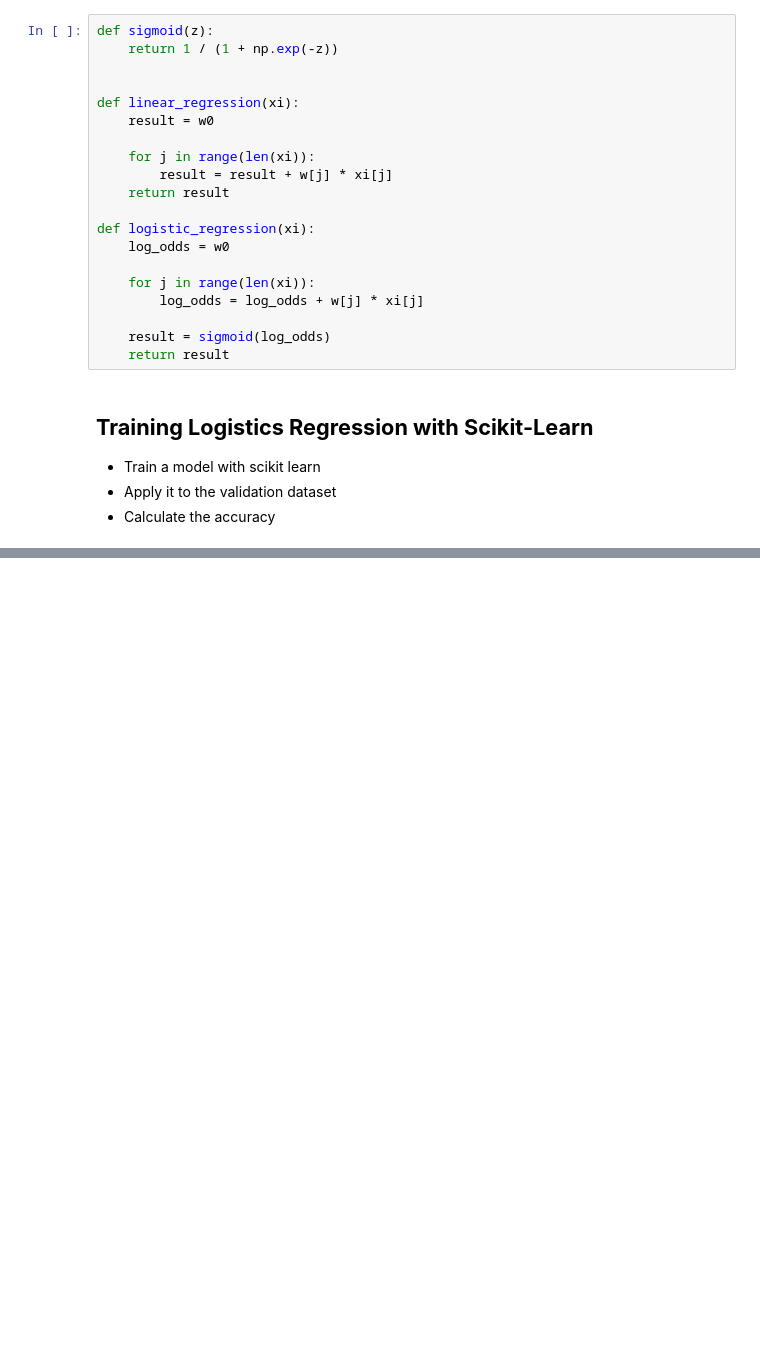
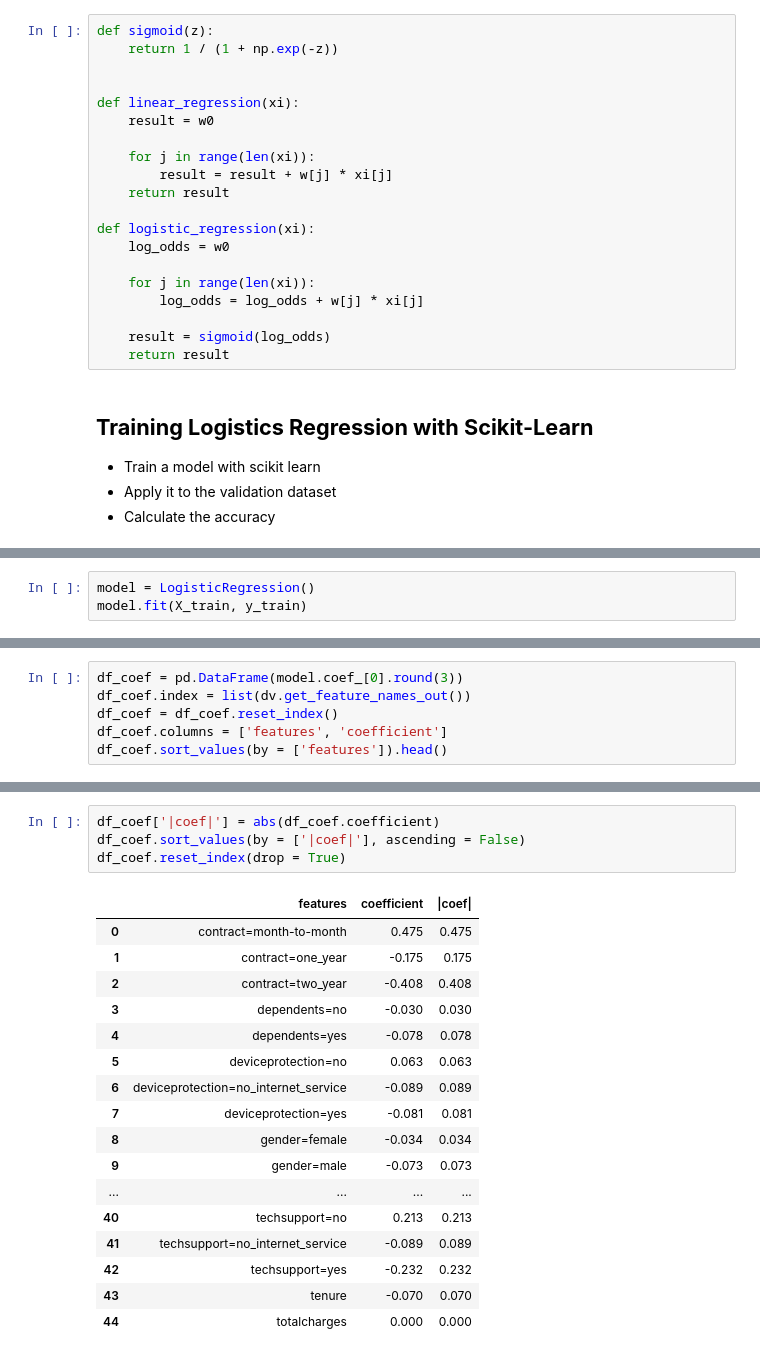
Before and after one commit to KingsleyElo/ml-zoomcamp-notes, a Jupyter notebook: Logistics regression/Logistics Regression.ipynb, the cells around one changed output, grey strips where cells are left out. Saved outputs shown, nothing was run; the diff lists cells and outputs as text; blank space fills up the shorter version.

```diff
--- a/Logistics regression/Logistics Regression.ipynb
+++ b/Logistics regression/Logistics Regression.ipynb
@@ -491,0 +494,3 @@ def logistic_regression(xi):
+# %%
+model = LogisticRegression()
+model.fit(X_train, y_train)
@@ -491,0 +595,6 @@ def logistic_regression(xi):
+# %%
+df_coef = pd.DataFrame(model.coef_[0].round(3))
+df_coef.index = list(dv.get_feature_names_out())
+df_coef = df_coef.reset_index()
+df_coef.columns = ['features', 'coefficient']
+df_coef.sort_values(by = ['features']).head()
@@ -491,0 +608,22 @@ def logistic_regression(xi):
+# %%
+df_coef['|coef|'] = abs(df_coef.coefficient)
+df_coef.sort_values(by = ['|coef|'], ascending = False)
+df_coef.reset_index(drop = True)
+# %% [output]
+|  | features | coefficient | |coef| |
+| 0 | contract=month-to-month | 0.475 | 0.475 |
+| 1 | contract=one_year | -0.175 | 0.175 |
+| 2 | contract=two_year | -0.408 | 0.408 |
+| 3 | dependents=no | -0.030 | 0.030 |
+| 4 | dependents=yes | -0.078 | 0.078 |
+| 5 | deviceprotection=no | 0.063 | 0.063 |
+| 6 | deviceprotection=no_internet_service | -0.089 | 0.089 |
+| 7 | deviceprotection=yes | -0.081 | 0.081 |
+| 8 | gender=female | -0.034 | 0.034 |
+| 9 | gender=male | -0.073 | 0.073 |
+| ... | ... | ... | ... |
+| 40 | techsupport=no | 0.213 | 0.213 |
+| 41 | techsupport=no_internet_service | -0.089 | 0.089 |
+| 42 | techsupport=yes | -0.232 | 0.232 |
+| 43 | tenure | -0.070 | 0.070 |
+| 44 | totalcharges | 0.000 | 0.000 |
```
Also changed, not shown: parts of 14 cells of this notebook.
